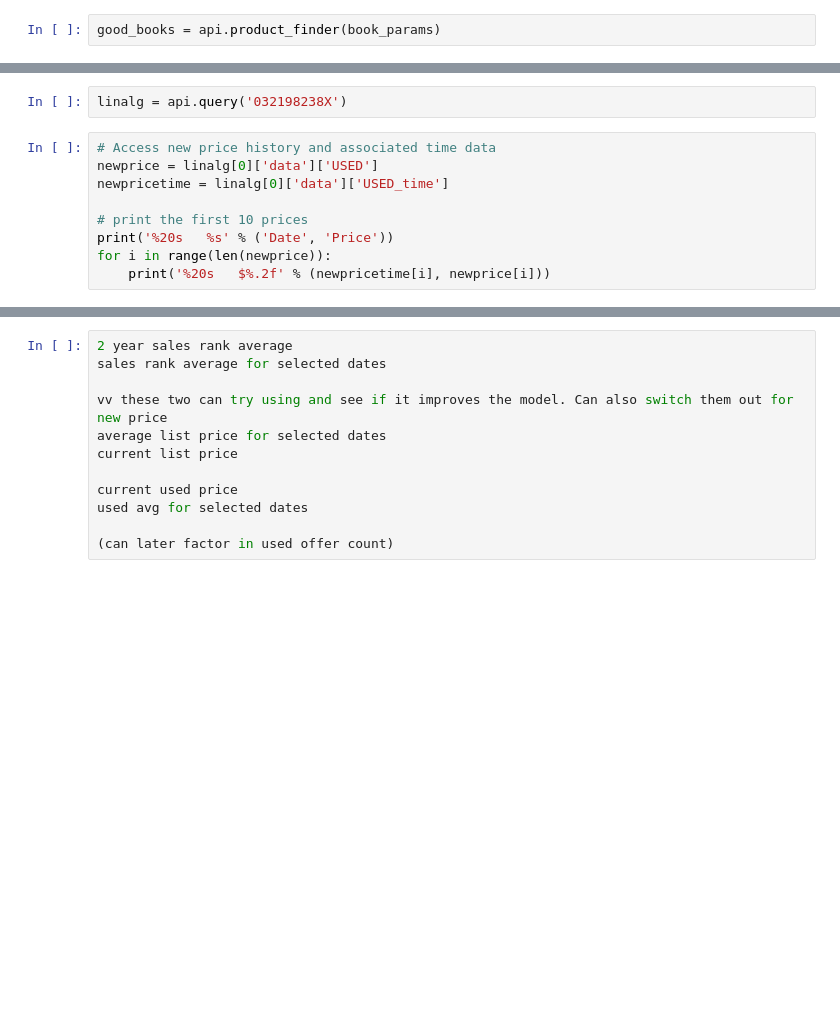
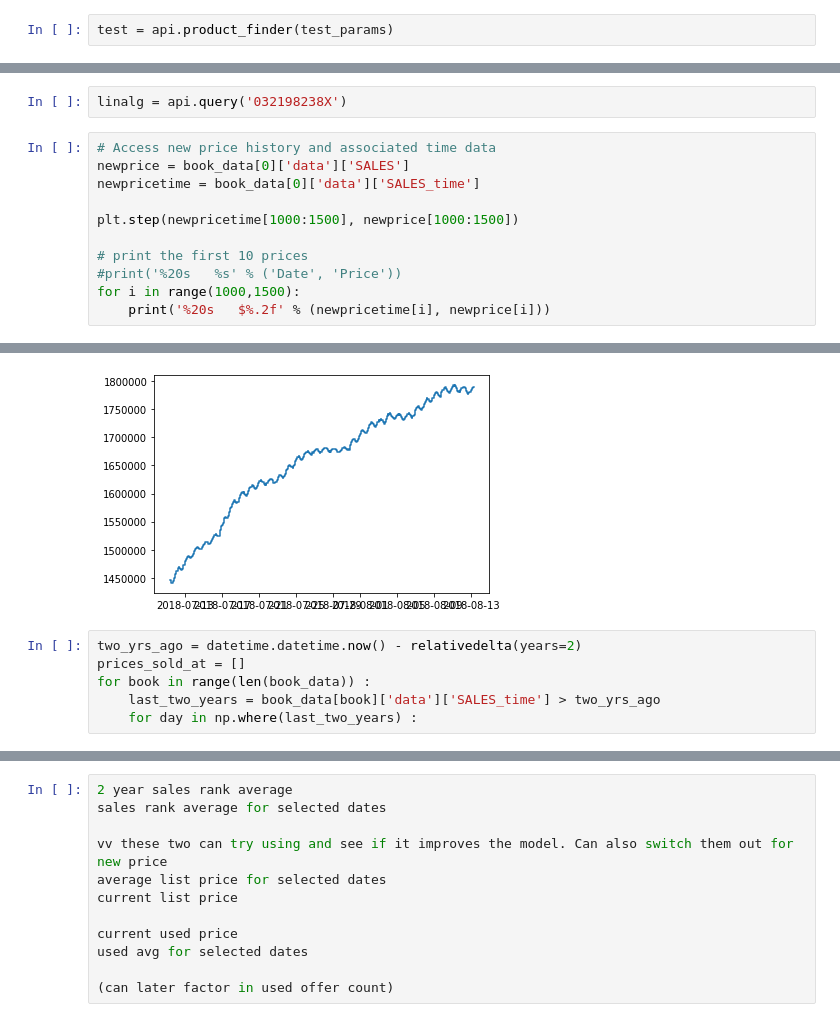
Before and after one commit to ndriggs/BookDrop, a Jupyter notebook: arbitrage.ipynb, the cells around one changed output, grey strips where cells are left out. Drawn from its saved outputs; the diff is of its cells as text; blank space fills up the shorter version.

Commit message:
working on the data

```diff
--- a/arbitrage.ipynb
+++ b/arbitrage.ipynb
@@ -25,2 +40,2 @@ book_params = {
 # %%
-good_books = api.product_finder(book_params)
+test = api.product_finder(test_params)
@@ -75,11 +54,13 @@ book_data = api.query(good_books)
 linalg = api.query('032198238X')
 # %%
 # Access new price history and associated time data
-newprice = linalg[0]['data']['USED']
-newpricetime = linalg[0]['data']['USED_time']
+newprice = book_data[0]['data']['SALES']
+newpricetime = book_data[0]['data']['SALES_time']
+
+plt.step(newpricetime[1000:1500], newprice[1000:1500])
 
 # print the first 10 prices
-print('%20s   %s' % ('Date', 'Price'))
-for i in range(len(newprice)):
+#print('%20s   %s' % ('Date', 'Price'))
+for i in range(1000,1500):
     print('%20s   $%.2f' % (newpricetime[i], newprice[i]))
 # %% [output]
@@ -102,0 +84,7 @@ for i in range(len(newprice)):
+[figure, added]
+# %%
+two_yrs_ago = datetime.datetime.now() - relativedelta(years=2)
+prices_sold_at = []
+for book in range(len(book_data)) :
+    last_two_years = book_data[book]['data']['SALES_time'] > two_yrs_ago
+    for day in np.where(last_two_years) :
```
Also changed, not shown: parts of 16 cells of this notebook.
